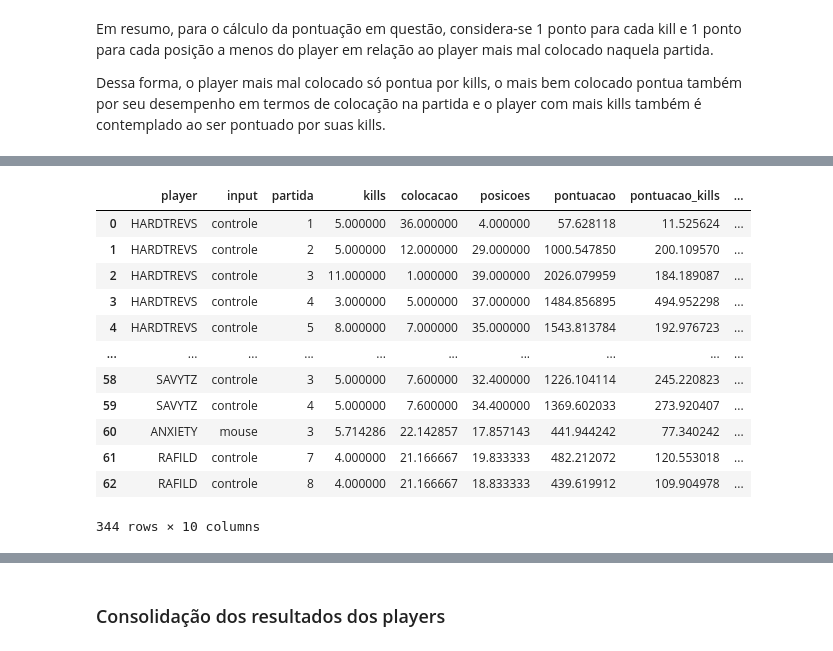
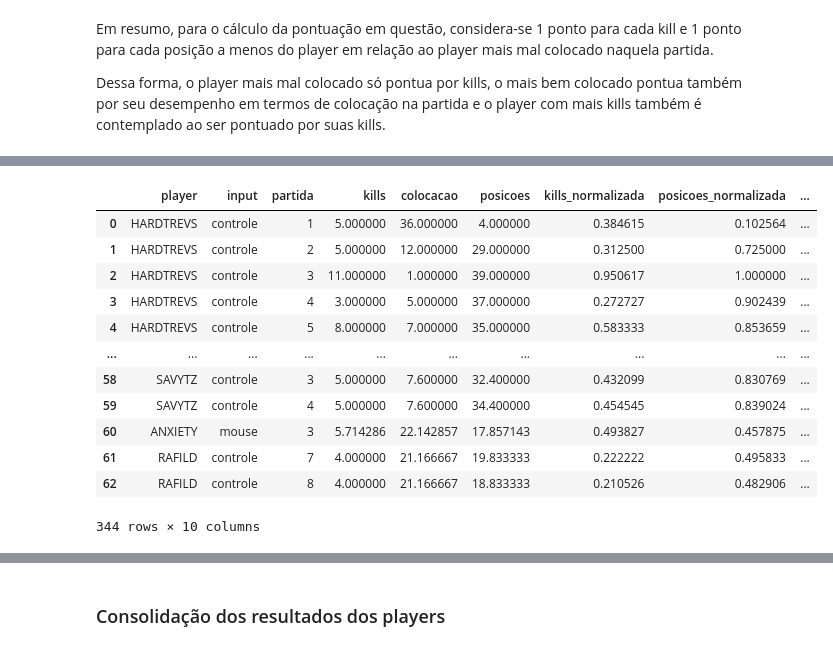
Before and after one commit to GodoyLucas/king_of_rebirth, a Jupyter notebook: Notebooks/King_of_Rebirth_Final.ipynb, the cells around one changed output, grey strips where cells are left out. Saved outputs shown, nothing was run; the diff lists cells and outputs as text; code cells hidden in the pictures.

```diff
--- a/Notebooks/King_of_Rebirth_Final.ipynb
+++ b/Notebooks/King_of_Rebirth_Final.ipynb
@@ -400,3 +401,20 @@ K<sub>p</sub> = Kills do player na partida
 Em resumo, para o cálculo da pontuação em questão, considera-se 1 ponto para cada kill e 1 ponto para cada posição a menos do player em relação ao player mais mal colocado naquela partida.
 
 Dessa forma, o player mais mal colocado só pontua por kills, o mais bem colocado pontua também por seu desempenho em termos de colocação na partida e o player com mais kills também é contemplado ao ser pontuado por suas kills.
+# %%
+valores_posicoes = []
+
+for i in final_analise.itertuples():
+
+  df_query = final_analise.query('partida == @i.partida')
+
+  colocacao_max_partida = df_query.colocacao.max()
+
+  colocacao = i.colocacao
+
+  posicoes = colocacao_max_partida - colocacao
+
+  valores_posicoes.append(posicoes)
+
+final_analise['posicoes'] = valores_posicoes
+final_analise
@@ -403,58 +435,52 @@ Dessa forma, o player mais mal colocado só pontua por kills, o mais bem colocad
 # %%
-valores_colocacao_max_partida = []
-valores_posicoes = []
+valores_kills_normalizada = []
+valores_posicoes_normalizada = []
 valores_pontuacao = []
-valores_pontuacao_kills = []
-valores_pontuacao_posicoes = []
 valores_k_p = []
 
 for i in final_analise.itertuples():
 
   df_query = final_analise.query('partida == @i.partida')
 
-  colocacao_max_partida = df_query.colocacao.max()
-  colocacao = i.colocacao
+  kills_minimo_partida = df_query.kills.min()
+  kills_maximo_partida = df_query.kills.max()
   kills = i.kills
 
-  posicoes = colocacao_max_partida - colocacao
+  kills_normalizada = (kills - kills_minimo_partida) / (kills_maximo_partida - kills_minimo_partida)
 
-  s = math.sqrt(kills**2 + posicoes**2)
+  posicoes_minimo_partida = df_query.posicoes.min()
+  posicoes_maximo_partida = df_query.posicoes.max()
+  posicoes = i.posicoes
 
-  k_p = 0 if posicoes == 0 else kills / posicoes
+  posicoes_normalizada = (posicoes - posicoes_minimo_partida) / (posicoes_maximo_partida - posicoes_minimo_partida)
 
-  p_k = 0 if kills == 0 else posicoes / kills
+  s = math.sqrt(kills_normalizada**2 + posicoes_normalizada**2)
 
-  pontuacao = s*(kills + posicoes)
+  pontuacao = int(s* 1000)
 
-  pontuacao_kills = 0 if kills == 0 else pontuacao / kills
+  k_p = 0 if posicoes_normalizada == 0 else kills_normalizada / posicoes_normalizada
 
-  pontuacao_posicoes = 0 if posicoes == 0 else pontuacao / posicoes
-
-  valores_colocacao_max_partida.append(colocacao_max_partida)
-  valores_posicoes.append(posicoes)
+  valores_kills_normalizada.append(kills_normalizada)
+  valores_posicoes_normalizada.append(posicoes_normalizada)
   valores_pontuacao.append(pontuacao)
-  valores_pontuacao_kills.append(pontuacao_kills)
-  valores_pontuacao_posicoes.append(pontuacao_posicoes)
   valores_k_p.append(k_p)
 
-#final_analise['colocacao_max_partida'] = valores_colocacao_max_partida
-final_analise['posicoes'] = valores_posicoes
+final_analise['kills_normalizada'] = valores_kills_normalizada
+final_analise['posicoes_normalizada'] = valores_posicoes_normalizada
 final_analise['pontuacao'] = valores_pontuacao
-final_analise['pontuacao_kills'] = valores_pontuacao_kills
-final_analise['pontuacao_posicoes'] = valores_pontuacao_posicoes
 final_analise['k_p'] = valores_k_p
 final_analise
 # %% [output]
-|  | player | input | partida | kills | colocacao | posicoes | pontuacao | pontuacao_kills | ... |
-| 0 | HARDTREVS | controle | 1 | 5.000000 | 36.000000 | 4.000000 | 57.628118 | 11.525624 | ... |
-| 1 | HARDTREVS | controle | 2 | 5.000000 | 12.000000 | 29.000000 | 1000.547850 | 200.109570 | ... |
-| 2 | HARDTREVS | controle | 3 | 11.000000 | 1.000000 | 39.000000 | 2026.079959 | 184.189087 | ... |
-| 3 | HARDTREVS | controle | 4 | 3.000000 | 5.000000 | 37.000000 | 1484.856895 | 494.952298 | ... |
-| 4 | HARDTREVS | controle | 5 | 8.000000 | 7.000000 | 35.000000 | 1543.813784 | 192.976723 | ... |
+|  | player | input | partida | kills | colocacao | posicoes | kills_normalizada | posicoes_normalizada | ... |
+| 0 | HARDTREVS | controle | 1 | 5.000000 | 36.000000 | 4.000000 | 0.384615 | 0.102564 | ... |
+| 1 | HARDTREVS | controle | 2 | 5.000000 | 12.000000 | 29.000000 | 0.312500 | 0.725000 | ... |
+| 2 | HARDTREVS | controle | 3 | 11.000000 | 1.000000 | 39.000000 | 0.950617 | 1.000000 | ... |
+| 3 | HARDTREVS | controle | 4 | 3.000000 | 5.000000 | 37.000000 | 0.272727 | 0.902439 | ... |
+| 4 | HARDTREVS | controle | 5 | 8.000000 | 7.000000 | 35.000000 | 0.583333 | 0.853659 | ... |
 | ... | ... | ... | ... | ... | ... | ... | ... | ... | ... |
-| 58 | SAVYTZ | controle | 3 | 5.000000 | 7.600000 | 32.400000 | 1226.104114 | 245.220823 | ... |
-| 59 | SAVYTZ | controle | 4 | 5.000000 | 7.600000 | 34.400000 | 1369.602033 | 273.920407 | ... |
-| 60 | ANXIETY | mouse | 3 | 5.714286 | 22.142857 | 17.857143 | 441.944242 | 77.340242 | ... |
-| 61 | RAFILD | controle | 7 | 4.000000 | 21.166667 | 19.833333 | 482.212072 | 120.553018 | ... |
-| 62 | RAFILD | controle | 8 | 4.000000 | 21.166667 | 18.833333 | 439.619912 | 109.904978 | ... |
+| 58 | SAVYTZ | controle | 3 | 5.000000 | 7.600000 | 32.400000 | 0.432099 | 0.830769 | ... |
+| 59 | SAVYTZ | controle | 4 | 5.000000 | 7.600000 | 34.400000 | 0.454545 | 0.839024 | ... |
+| 60 | ANXIETY | mouse | 3 | 5.714286 | 22.142857 | 17.857143 | 0.493827 | 0.457875 | ... |
+| 61 | RAFILD | controle | 7 | 4.000000 | 21.166667 | 19.833333 | 0.222222 | 0.495833 | ... |
+| 62 | RAFILD | controle | 8 | 4.000000 | 21.166667 | 18.833333 | 0.210526 | 0.482906 | ... |
 344 rows × 10 columns
```
Also changed, not shown: parts of 22 cells of this notebook.
